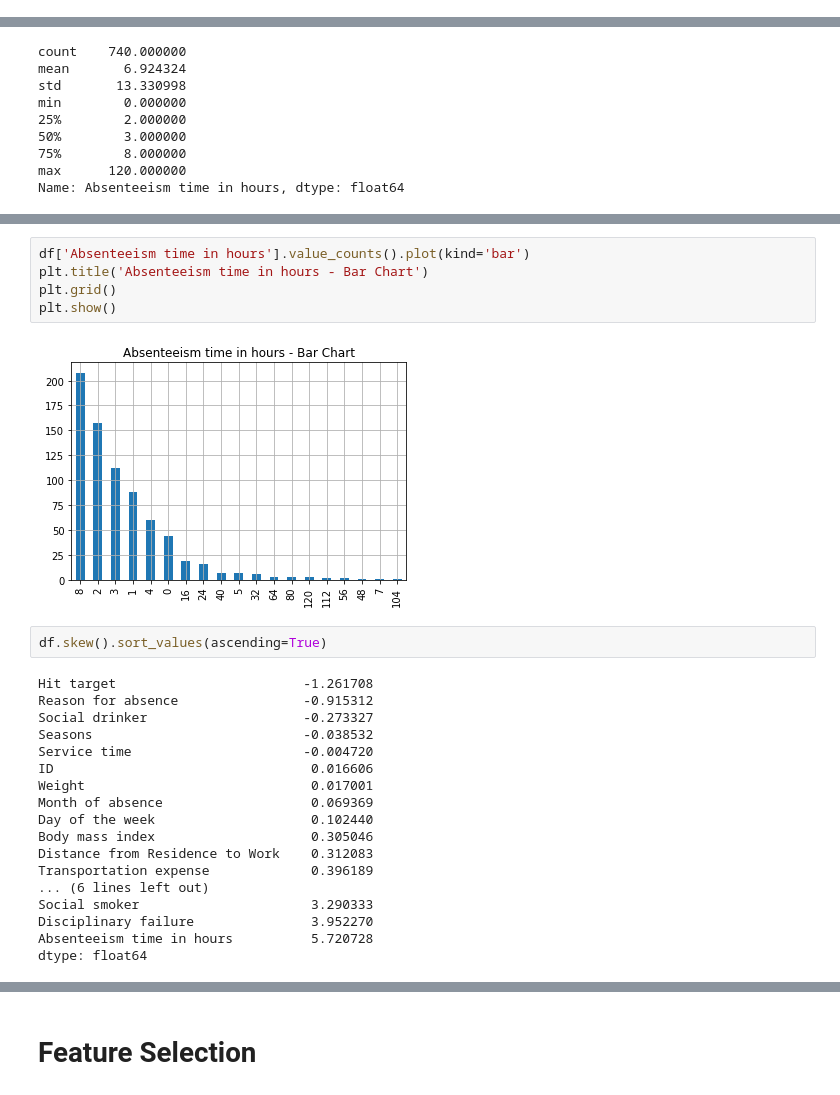
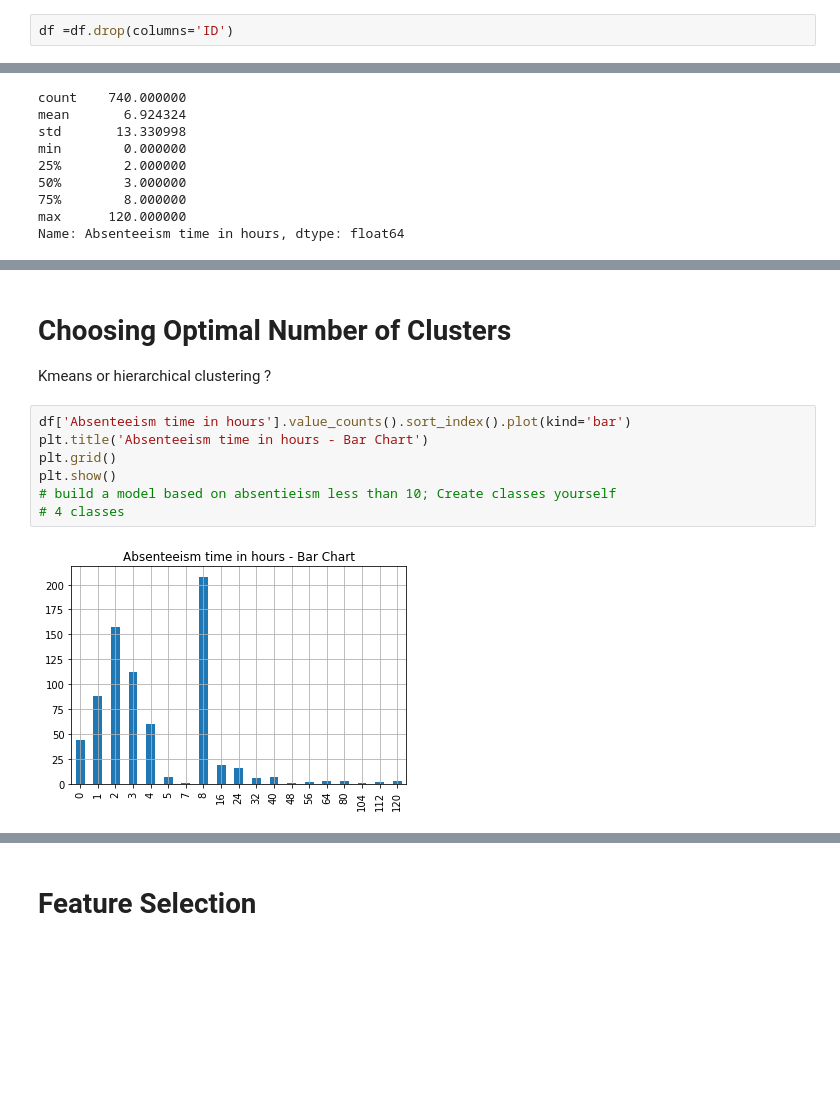
Before and after one commit to dmitriiannenkov/ml_hw_2, a Jupyter notebook: ML_Homework2_da1736.ipynb, the cells around one changed output, grey strips where cells are left out. Drawn from its saved outputs; the diff is of its cells as text; blank space fills up the shorter version.

```diff
--- a/ML_Homework2_da1736.ipynb
+++ b/ML_Homework2_da1736.ipynb
@@ -109,6 +113,8 @@ plt.grid()
 plt.show()
 # %% [output]
 [figure]
+# %%
+df =df.drop(columns='ID')
 # %%
 df['Reason for absence'].plot(kind='hist')
 plt.title('Reason for absence')
@@ -275,27 +282,13 @@ Name: Absenteeism time in hours, dtype: float64
+# %% [markdown]
+# **Choosing Optimal Number of Clusters**
+
+Kmeans or hierarchical clustering ?
 # %%
-df['Absenteeism time in hours'].value_counts().plot(kind='bar')
+df['Absenteeism time in hours'].value_counts().sort_index().plot(kind='bar')
 plt.title('Absenteeism time in hours - Bar Chart')
 plt.grid()
 plt.show()
+# build a model based on absentieism less than 10; Create classes yourself
+# 4 classes
 # %% [output]
-[figure, old version]
+[figure, new version]
-# %%
-df.skew().sort_values(ascending=True)
-# %% [output]
-Hit target                        -1.261708
-Reason for absence                -0.915312
-Social drinker                    -0.273327
-Seasons                           -0.038532
-Service time                      -0.004720
-ID                                 0.016606
-Weight                             0.017001
-Month of absence                   0.069369
-Day of the week                    0.102440
-Body mass index                    0.305046
-Distance from Residence to Work    0.312083
-Transportation expense             0.396189
-... (6 lines left out)
-Social smoker                      3.290333
-Disciplinary failure               3.952270
-Absenteeism time in hours          5.720728
-dtype: float64
```
Also changed, not shown: parts of 46 cells of this notebook.
